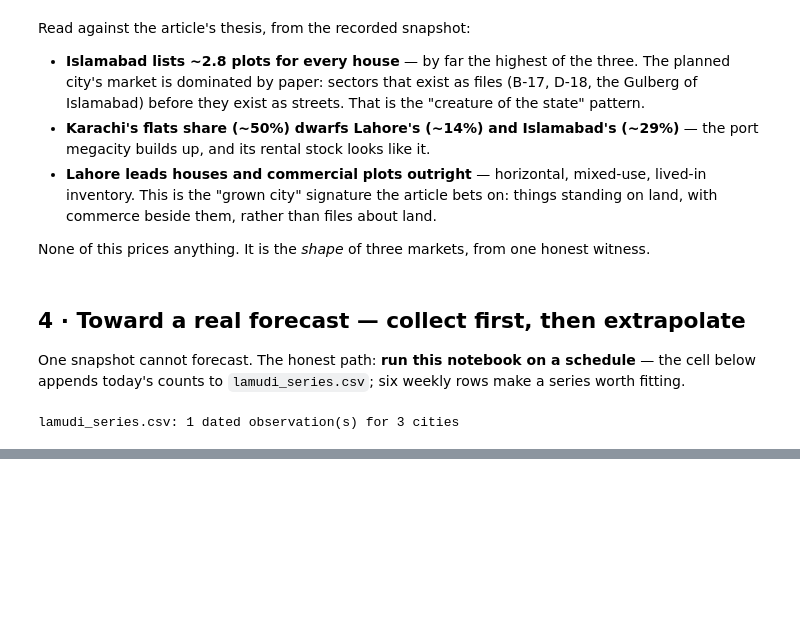
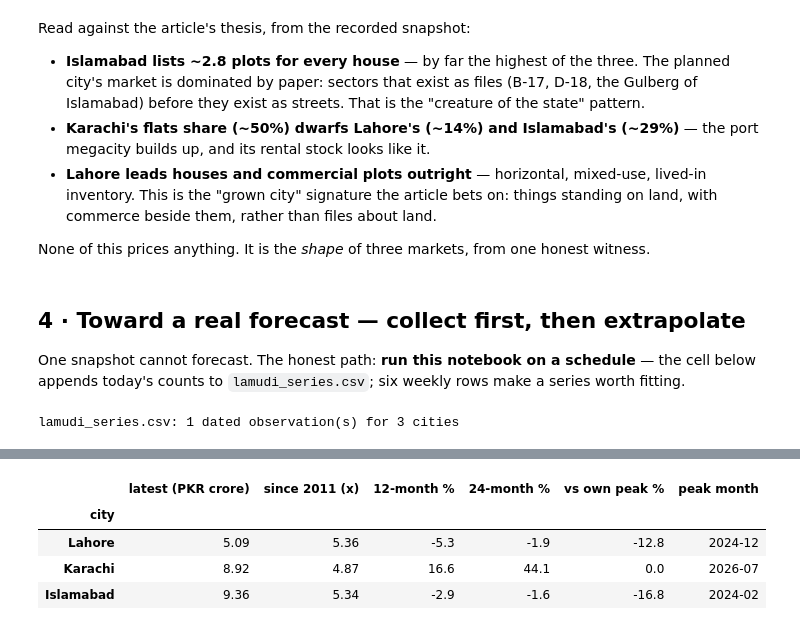
Before and after one commit to samas-it-services/ilm-red-addons, a Jupyter notebook: notebooks/lahore-real-estate/lahore_real_estate_lab.ipynb, the cells around one changed output, grey strips where cells are left out. Saved outputs shown, nothing was run; the diff lists cells and outputs as text; code cells hidden in the pictures; blank space fills up the shorter version.

```diff
--- a/notebooks/lahore-real-estate/lahore_real_estate_lab.ipynb
+++ b/notebooks/lahore-real-estate/lahore_real_estate_lab.ipynb
@@ -170,0 +230,26 @@ the caveat retires itself.
+# %%
+def pct(a, b):
+    return 100 * (b / a - 1)
+
+last = zameen.index[-1]
+rows = []
+for city in cities:
+    s = zameen[city]
+    peak_month = s.idxmax()
+    rows.append({
+        "city": city,
+        "latest (PKR crore)": round(s.iloc[-1] / 1e7, 2),
+        "since 2011 (x)": round(s.iloc[-1] / s.iloc[0], 2),
+        "12-month %": round(pct(s.loc[last - pd.DateOffset(months=12)], s.iloc[-1]), 1),
+        "24-month %": round(pct(s.loc[last - pd.DateOffset(months=24)], s.iloc[-1]), 1),
+        "vs own peak %": round(pct(s.max(), s.iloc[-1]), 1),
+        "peak month": f"{peak_month:%Y-%m}",
+    })
+takeaways = pd.DataFrame(rows).set_index("city")
+takeaways
+# %% [output]
+|  | latest (PKR crore) | since 2011 (x) | 12-month % | 24-month % | vs own peak % | peak month |
+| city |  |  |  |  |  |  |
+| Lahore | 5.09 | 5.36 | -5.3 | -1.9 | -12.8 | 2024-12 |
+| Karachi | 8.92 | 4.87 | 16.6 | 44.1 | 0.0 | 2026-07 |
+| Islamabad | 9.36 | 5.34 | -2.9 | -1.6 | -16.8 | 2024-02 |
```
Also changed, not shown: parts of 9 cells of this notebook, 3 other files.
